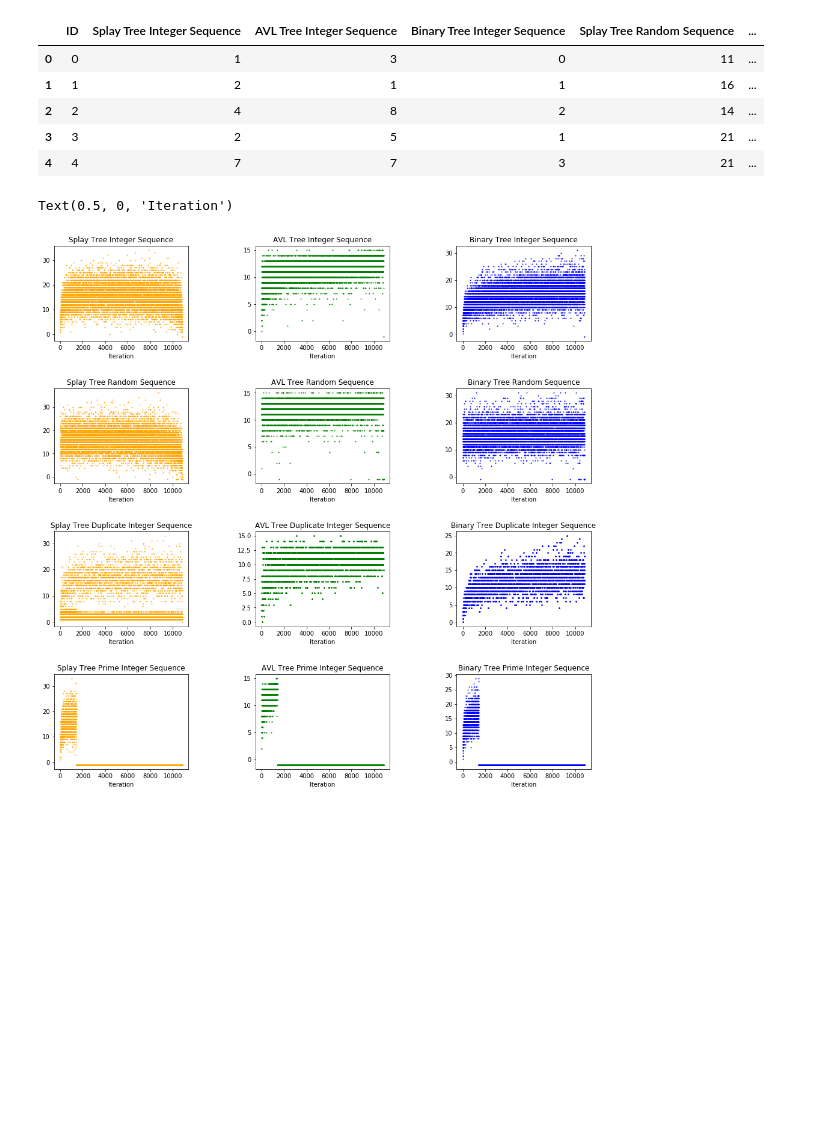
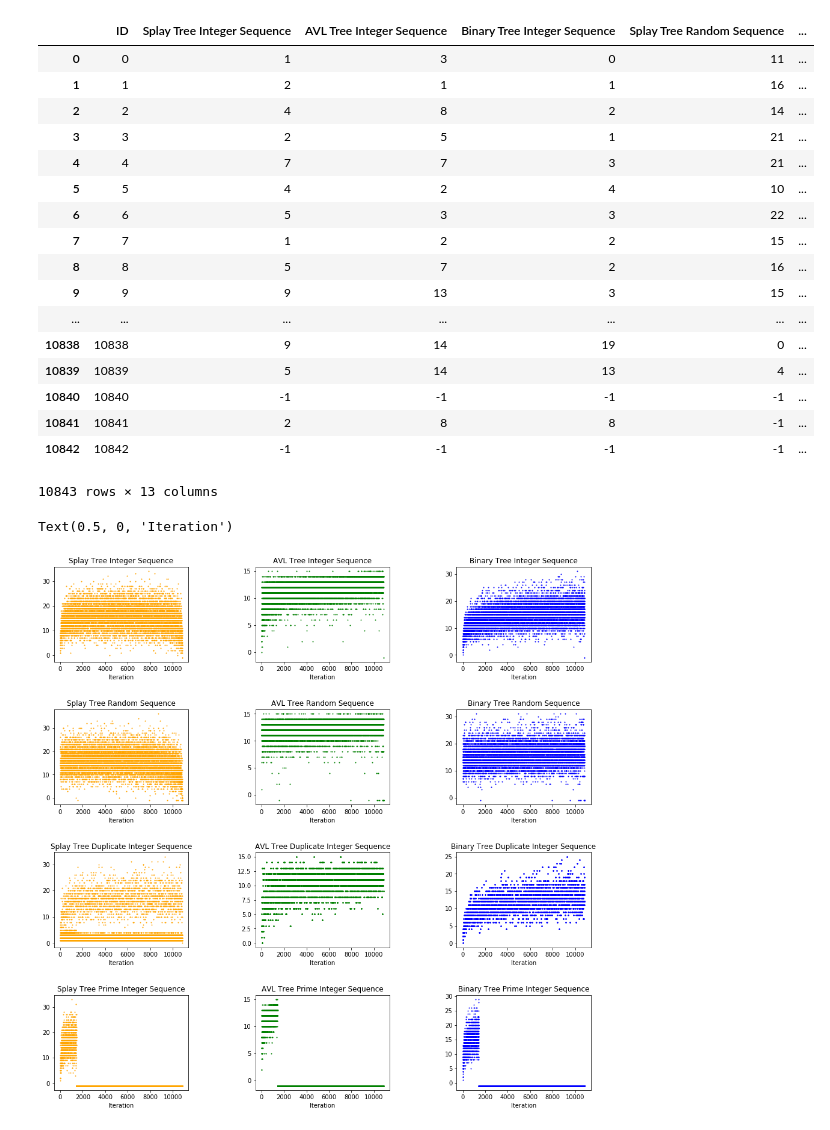
Before and after one commit to justcadams/GooglePlayApps, a Jupyter notebook: Tree Data Structure Analysis.ipynb, the cells around one changed output. Drawn from its saved outputs; the diff is of its cells as text; code cells hidden in the pictures; blank space fills up the shorter version.

```diff
--- a/Tree Data Structure Analysis.ipynb
+++ b/Tree Data Structure Analysis.ipynb
@@ -27,15 +39,27 @@ The following graphs collate 10843 node search requests for the Splay Tree (yell
 # %%
 df = pd.read_csv("TreeSearchData.csv", header = None, skiprows=1)
 df = df.drop(columns={13})
 df.columns=['ID', 'Splay Tree Integer Sequence', 'AVL Tree Integer Sequence', 'Binary Tree Integer Sequence', 'Splay Tree Random Sequence', 'AVL Tree Random Sequence', 'Binary Tree Random Sequence', 'Splay Tree Duplicate Integer Sequence', 'AVL Tree Duplicate Integer Sequence', 'Binary Tree Duplicate Integer Sequence', 'Splay Tree Prime Integer Sequence', 'AVL Tree Prime Integer Sequence', 'Binary Tree Prime Integer Sequence']
-df.head()
+df
 # %% [output]
 |  | ID | Splay Tree Integer Sequence | AVL Tree Integer Sequence | Binary Tree Integer Sequence | Splay Tree Random Sequence | ... |
 | 0 | 0 | 1 | 3 | 0 | 11 | ... |
 | 1 | 1 | 2 | 1 | 1 | 16 | ... |
 | 2 | 2 | 4 | 8 | 2 | 14 | ... |
 | 3 | 3 | 2 | 5 | 1 | 21 | ... |
 | 4 | 4 | 7 | 7 | 3 | 21 | ... |
+| 5 | 5 | 4 | 2 | 4 | 10 | ... |
+| 6 | 6 | 5 | 3 | 3 | 22 | ... |
+| 7 | 7 | 1 | 2 | 2 | 15 | ... |
+| 8 | 8 | 5 | 7 | 2 | 16 | ... |
+| 9 | 9 | 9 | 13 | 3 | 15 | ... |
+| ... | ... | ... | ... | ... | ... | ... |
+| 10838 | 10838 | 9 | 14 | 19 | 0 | ... |
+| 10839 | 10839 | 5 | 14 | 13 | 4 | ... |
+| 10840 | 10840 | -1 | -1 | -1 | -1 | ... |
+| 10841 | 10841 | 2 | 8 | 8 | -1 | ... |
+| 10842 | 10842 | -1 | -1 | -1 | -1 | ... |
+10843 rows × 13 columns
 # %%
 # Creates 12 subplots and unpack the output array immediately
 fig, axes = plt.subplots(4, 3, figsize=(16,16))
```
Also changed, not shown: parts of 3 cells of this notebook, 1 other file.
